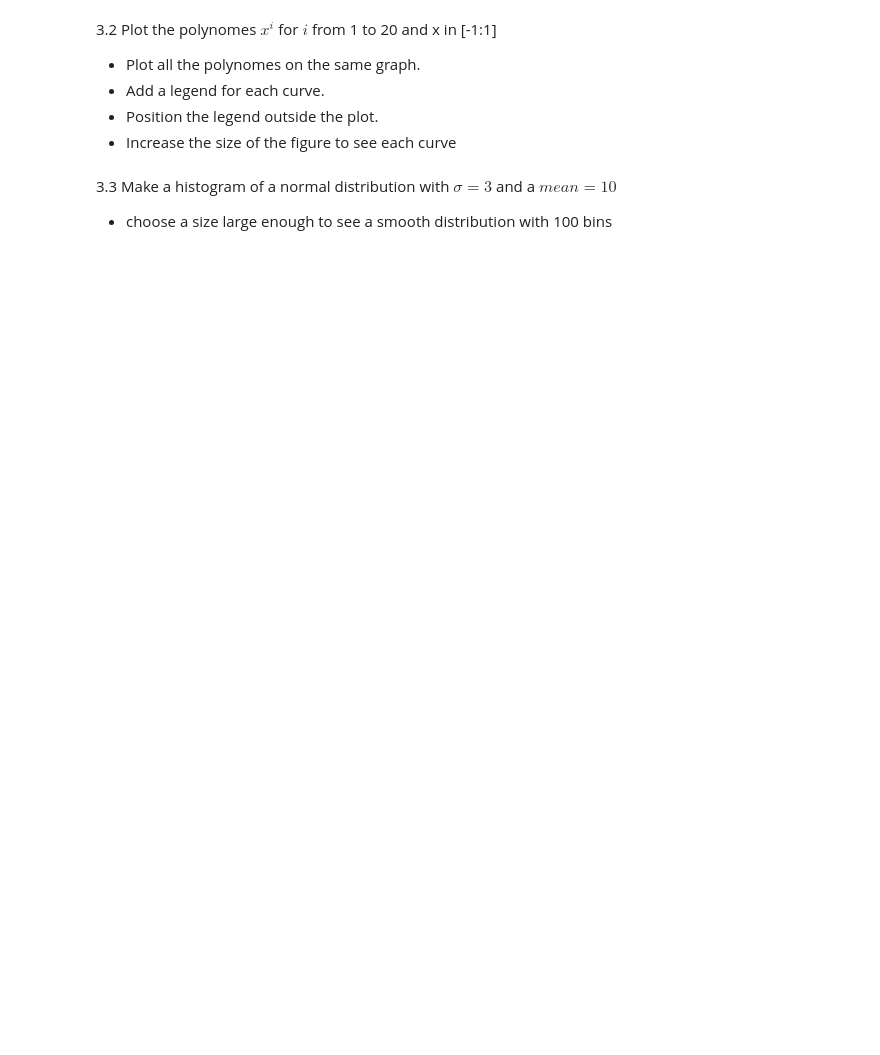
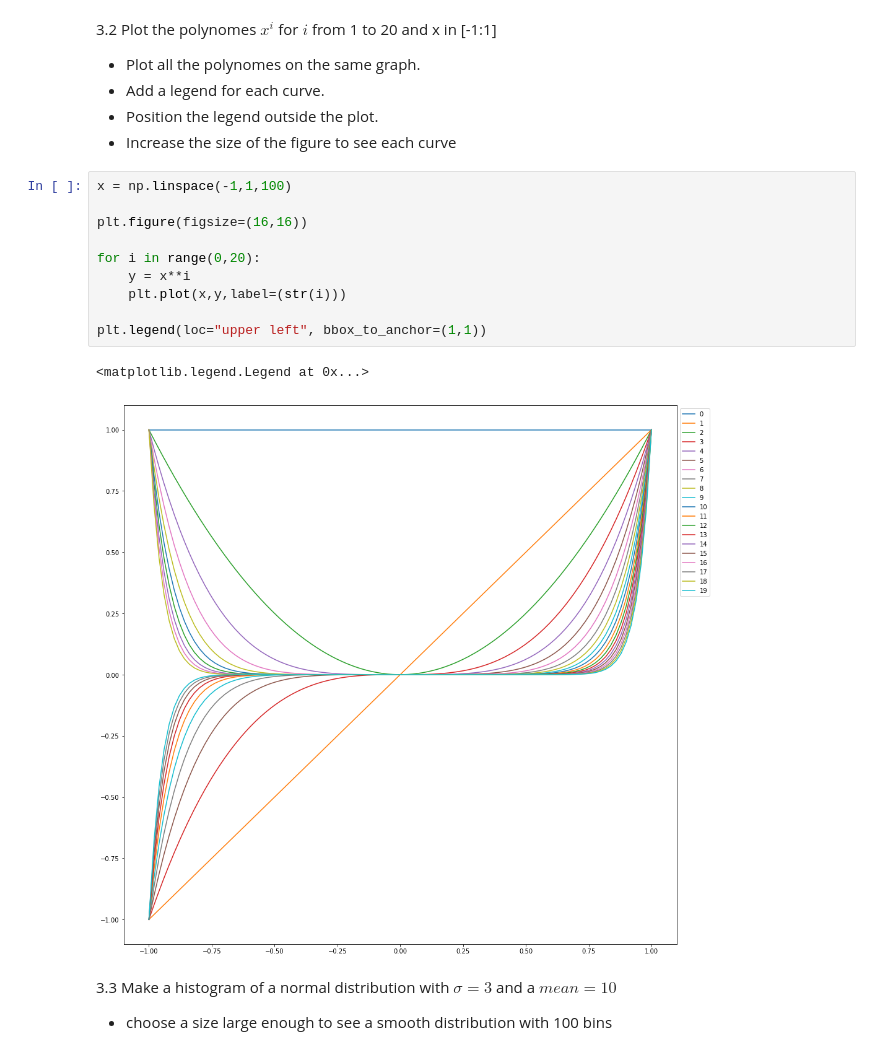
Before and after one commit to vuillaut/data-science_student, a Jupyter notebook: Exam/exam.ipynb, the cells around one changed output. Saved outputs shown, nothing was run; the diff lists cells and outputs as text; blank space fills up the shorter version.

```diff
--- a/Exam/exam.ipynb
+++ b/Exam/exam.ipynb
@@ -50,6 +140,19 @@ Adapt the number of points to have a smooth curve
 - Add a legend for each curve.
 - Position the legend outside the plot.
 - Increase the size of the figure to see each curve
+# %%
+x = np.linspace(-1,1,100)
+
+plt.figure(figsize=(16,16))
+
+for i in range(0,20):
+    y = x**i
+    plt.plot(x,y,label=(str(i)))
+
+plt.legend(loc="upper left", bbox_to_anchor=(1,1))
+# %% [output]
+<matplotlib.legend.Legend at 0x...>
+[figure, added]
 # %% [markdown]
 3.3 Make a histogram of a normal distribution with $\sigma=3$ and a $mean = 10$
 - choose a size large enough to see a smooth distribution with 100 bins
```
Also changed, not shown: parts of 28 cells of this notebook.
